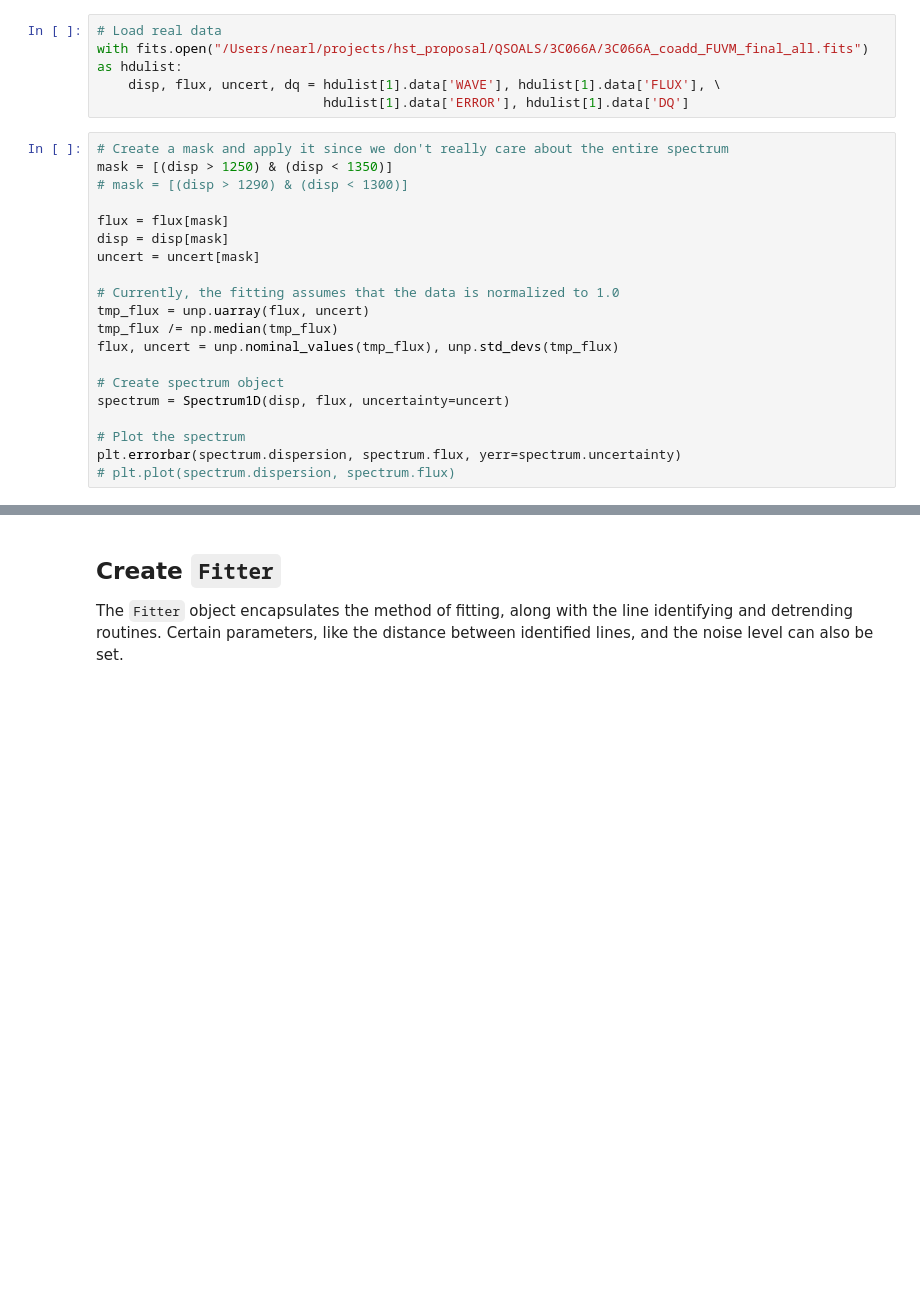
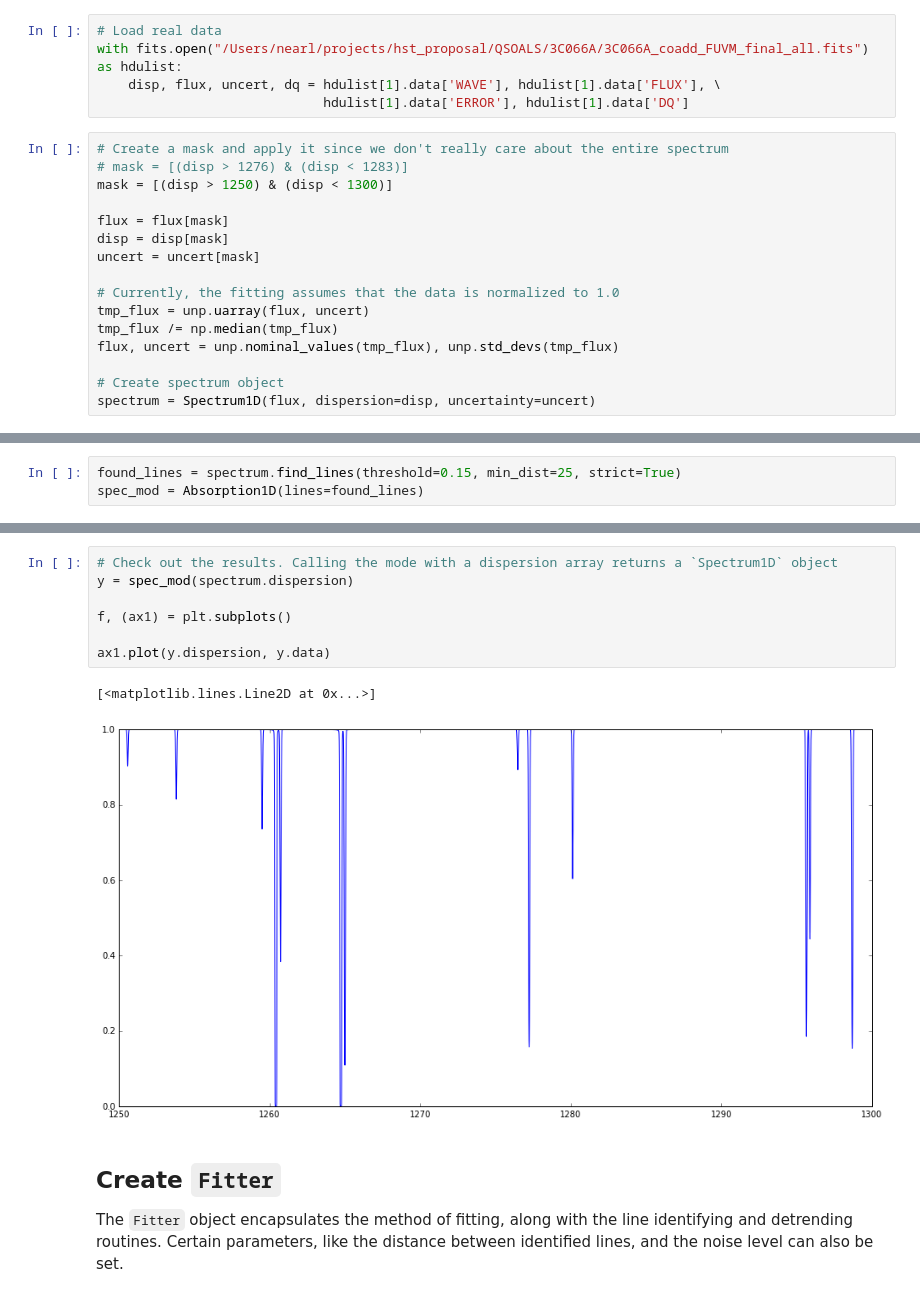
Before and after one commit to MISTY-pipeline/spectacle, a Jupyter notebook: notebooks/Fitting.ipynb, the cells around one changed output, grey strips where cells are left out. Cells and saved outputs as stored; diff of their text form; blank space fills up the shorter version.

```diff
--- a/notebooks/Fitting.ipynb
+++ b/notebooks/Fitting.ipynb
@@ -25,8 +33,8 @@ with fits.open("/Users/nearl/projects/hst_proposal/QSOALS/3C066A/3C066A_coadd_FU
                              hdulist[1].data['ERROR'], hdulist[1].data['DQ']
 # %%
 # Create a mask and apply it since we don't really care about the entire spectrum
-mask = [(disp > 1250) & (disp < 1350)]
-# mask = [(disp > 1290) & (disp < 1300)]
+# mask = [(disp > 1276) & (disp < 1283)]
+mask = [(disp > 1250) & (disp < 1300)]
 
 flux = flux[mask]
 disp = disp[mask]
@@ -38,8 +46,4 @@ tmp_flux /= np.median(tmp_flux)
 flux, uncert = unp.nominal_values(tmp_flux), unp.std_devs(tmp_flux)
 
 # Create spectrum object
-spectrum = Spectrum1D(disp, flux, uncertainty=uncert)
-
-# Plot the spectrum
-plt.errorbar(spectrum.dispersion, spectrum.flux, yerr=spectrum.uncertainty)
-# plt.plot(spectrum.dispersion, spectrum.flux)
+spectrum = Spectrum1D(flux, dispersion=disp, uncertainty=uncert)
@@ -48,0 +54,3 @@ plt.errorbar(spectrum.dispersion, spectrum.flux, yerr=spectrum.uncertainty)
+# %%
+found_lines = spectrum.find_lines(threshold=0.15, min_dist=25, strict=True)
+spec_mod = Absorption1D(lines=found_lines)
@@ -49,3 +74,13 @@ plt.errorbar(spectrum.dispersion, spectrum.flux, yerr=spectrum.uncertainty)
+# %%
+# Check out the results. Calling the mode with a dispersion array returns a `Spectrum1D` object
+y = spec_mod(spectrum.dispersion)
+
+f, (ax1) = plt.subplots()
+
+ax1.plot(y.dispersion, y.data)
+# %% [output]
+[<matplotlib.lines.Line2D at 0x...>]
+[figure, added]
 # %% [markdown]
 ## Create `Fitter`
 The `Fitter` object encapsulates the method of fitting, along with the line identifying and detrending routines. Certain parameters, like the distance between identified lines, and the noise level can also be set.
```
Also changed, not shown: parts of 9 cells of this notebook.
